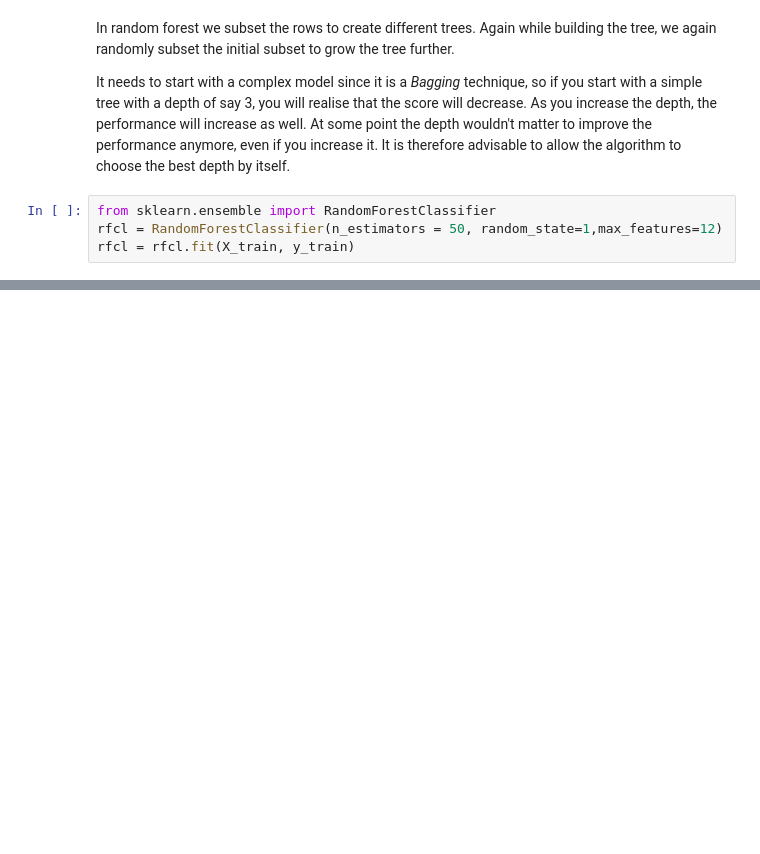
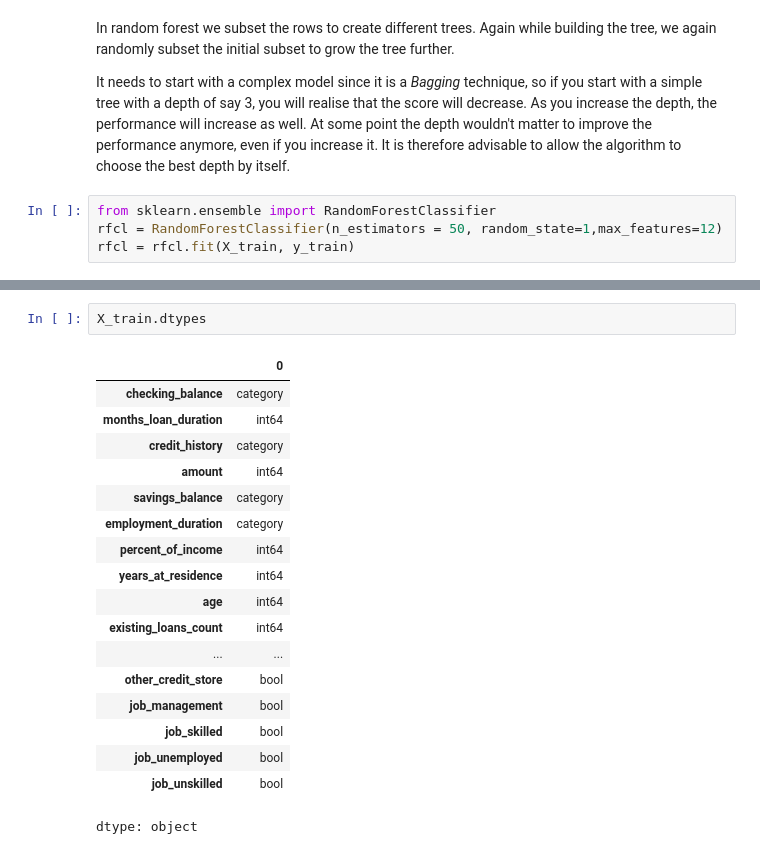
Before and after one commit to mmfara/Data-Science-ML-Projects, a Jupyter notebook: Ensemble Models.ipynb, the cells around one changed output, grey strips where cells are left out. Drawn from its saved outputs; the diff is of its cells as text; blank space fills up the shorter version.

```diff
--- a/Ensemble Models.ipynb
+++ b/Ensemble Models.ipynb
@@ -451,0 +451,21 @@ sns.heatmap(df_cm, annot=True ,fmt='g')
+# %%
+X_train.dtypes
+# %% [output]
+|  | 0 |
+| checking_balance | category |
+| months_loan_duration | int64 |
+| credit_history | category |
+| amount | int64 |
+| savings_balance | category |
+| employment_duration | category |
+| percent_of_income | int64 |
+| years_at_residence | int64 |
+| age | int64 |
+| existing_loans_count | int64 |
+| ... | ... |
+| other_credit_store | bool |
+| job_management | bool |
+| job_skilled | bool |
+| job_unemployed | bool |
+| job_unskilled | bool |
+dtype: object
```
Also changed, not shown: parts of 26 cells of this notebook.
